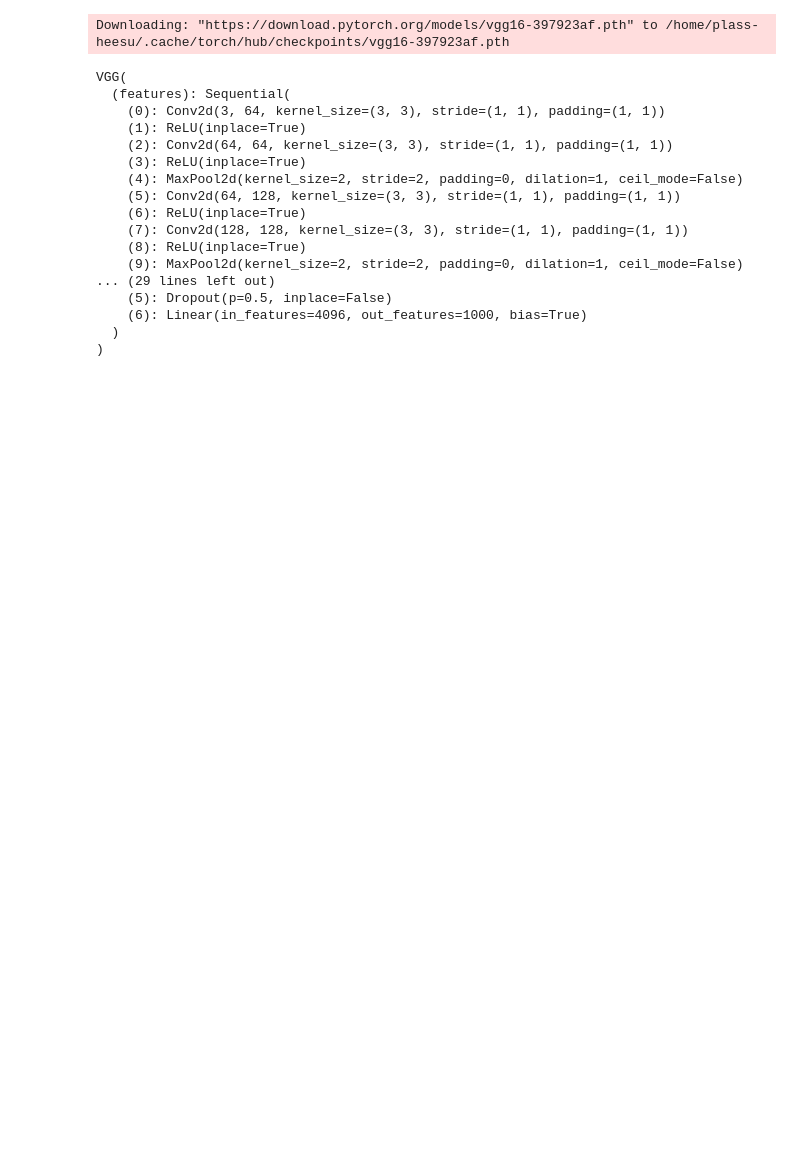
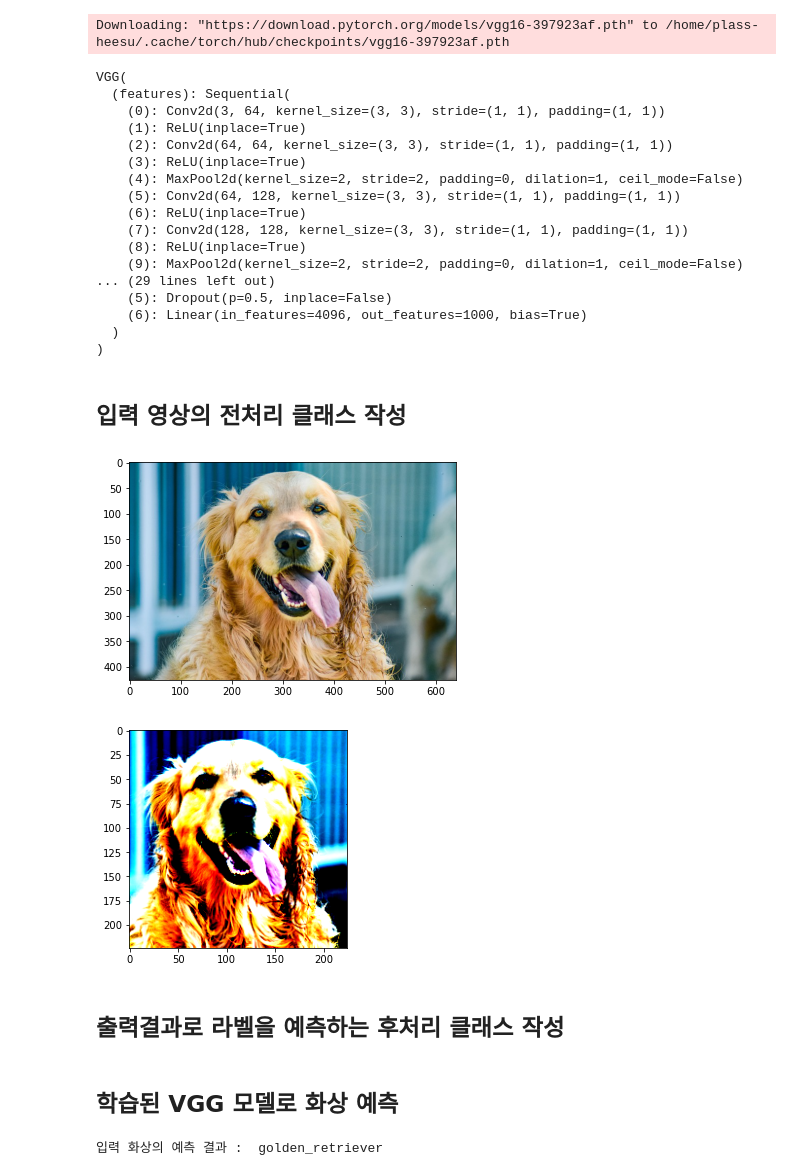
Before and after one commit to George-Polya/pytorch-advacned, a Jupyter notebook: image_classification/load_vgg.ipynb, the cells around one changed output. Saved outputs shown, nothing was run; the diff lists cells and outputs as text; code cells hidden in the pictures; blank space fills up the shorter version.

```diff
--- a/image_classification/load_vgg.ipynb
+++ b/image_classification/load_vgg.ipynb
@@ -37,6 +39,8 @@ VGG(
     (6): Linear(in_features=4096, out_features=1000, bias=True)
   )
 )
+# %% [markdown]
+## 입력 영상의 전처리 클래스 작성
 # %%
 class BaseTransform():
     def __init__(self, resize, mean, std):
@@ -49,3 +53,26 @@ class BaseTransform():
 
     def __call__(self, img):
         return self.base_transform(img)
+# %%
+image_file_path = "./data/goldenretriever-3724972_640.jpg"
+img = Image.open(image_file_path)
+
+plt.imshow(img)
+plt.show()
+
+resize = 224
+mean = (0.485, 0.456, 0.406)
+std = (0.229, 0.224, 0.225)
+transform = BaseTransform(resize, mean, std)
+img_transformed = transform(img)
+
+img_transformed = img_transformed.numpy().transpose((1,2,0))
+img_transformed = np.clip(img_transformed, 0, 1)
+
+plt.imshow(img_transformed)
+plt.show()
+# %% [output]
+[figure, added]
+[figure, added]
+# %% [markdown]
+## 출력결과로 라벨을 예측하는 후처리 클래스 작성
@@ -51,0 +88,18 @@ class BaseTransform():
+# %% [markdown]
+## 학습된 VGG 모델로 화상 예측
+# %%
+ ILSVRC_class_index = json.load(open("./data/imagenet_class_index.json", "r"))
+ predictor = ILSVRCPredictor(ILSVRC_class_index)
+
+ image_file_path = "./data/goldenretriever-3724972_640.jpg"
+ img = Image.open(image_file_path)
+
+ transform = BaseTransform(resize, mean, std)
+ img_transformed = transform(img)       # torch.Size([3,224,224])
+ inputs = img_transformed.unsqueeze_(0) # torch.Size([1,3,224,224])
+
+ out = net(inputs)
+ result = predictor.predict_max(out)
+ print("입력 화상의 예측 결과 : ", result)
+# %% [output]
+입력 화상의 예측 결과 :  golden_retriever
```
Also changed, not shown: parts of 2 cells of this notebook, 1 other file.
